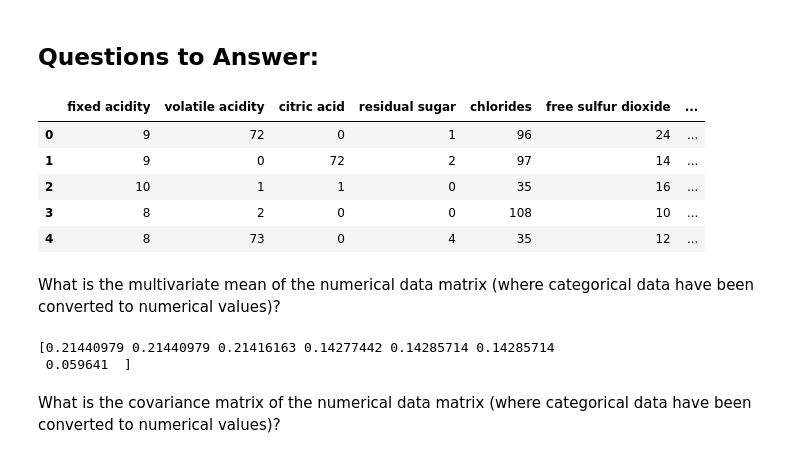
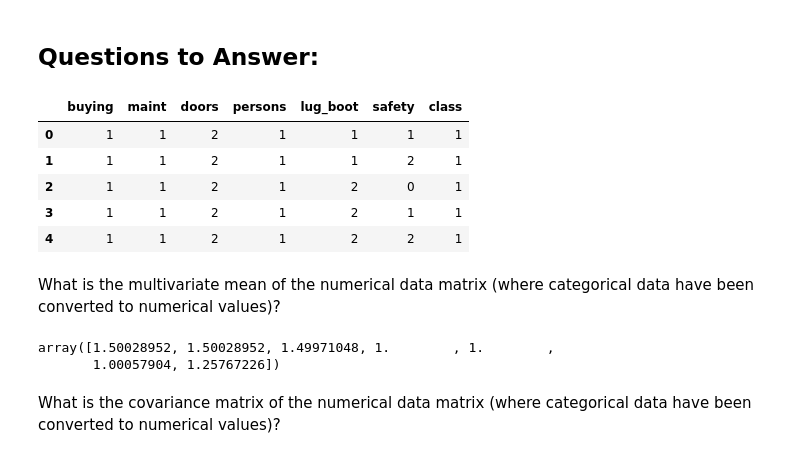
Before and after one commit to Koalafant/csci347_data_mining, a Jupyter notebook: proj_1/one.ipynb, the cells around one changed output. Cells and saved outputs as stored; diff of their text form; code cells hidden in the pictures.

```diff
--- a/proj_1/one.ipynb
+++ b/proj_1/one.ipynb
@@ -162,41 +161,35 @@ def label_encode(attr):
 ## Part 3
 # %% [markdown]
 ## Questions to Answer:
-# %%
-df_orig = pd.read_csv('wines_red.csv', sep=";")
-df_orig.columns = ['fixed acidity', 'volatile acidity', 'citric acid', 'residual sugar', 'chlorides', 'free sulfur dioxide', 'total sulfur dioxide','density', 'pH', 'sulphates', 'alcohol', 'quality']
-
-# label encode everything
-df_orig['fixed acidity'] = label_encode(df_orig['fixed acidity'])
-df_orig['volatile acidity'] = label_encode(df_orig['volatile acidity'])
-df_orig['citric acid'] = label_encode(df_orig['citric acid'])
-df_orig['residual sugar'] = label_encode(df_orig['residual sugar'])
-df_orig['chlorides'] = label_encode(df_orig['chlorides'])
-df_orig['free sulfur dioxide'] = label_encode(df_orig['free sulfur dioxide'])
-df_orig['total sulfur dioxide'] = label_encode(df_orig['total sulfur dioxide'])
-df_orig['density'] = label_encode(df_orig['density'])
-df_orig['pH'] = label_encode(df_orig['pH'])
-df_orig['sulphates'] = label_encode(df_orig['sulphates'])
-df_orig['alcohol'] = label_encode(df_orig['alcohol'])
-df_orig['quality'] = label_encode(df_orig['quality'])
-df_orig.head()
-# %% [output]
-|  | fixed acidity | volatile acidity | citric acid | residual sugar | chlorides | free sulfur dioxide | ... |
-| 0 | 9 | 72 | 0 | 1 | 96 | 24 | ... |
-| 1 | 9 | 0 | 72 | 2 | 97 | 14 | ... |
-| 2 | 10 | 1 | 1 | 0 | 35 | 16 | ... |
-| 3 | 8 | 2 | 0 | 0 | 108 | 10 | ... |
-| 4 | 8 | 73 | 0 | 4 | 35 | 12 | ... |
+# %%
+df_orig = pd.read_csv('car.data')
+df_orig.columns = ['buying', 'maint', 'doors', 'persons', 'lug_boot', 'safety', 'class']
+
+# label encode everything
+df_orig['buying'] = label_encode(df_orig['buying'])
+df_orig['maint'] = label_encode(df_orig['maint'])
+df_orig['doors'] = label_encode(df_orig['doors'])
+df_orig['persons'] = label_encode(df_orig['persons'])
+df_orig['lug_boot'] = label_encode(df_orig['lug_boot'])
+df_orig['safety'] = label_encode(df_orig['safety'])
+df_orig['class'] = label_encode(df_orig['class'])
+df_orig.head()
+# %% [output]
+|  | buying | maint | doors | persons | lug_boot | safety | class |
+| 0 | 1 | 1 | 2 | 1 | 1 | 1 | 1 |
+| 1 | 1 | 1 | 2 | 1 | 1 | 2 | 1 |
+| 2 | 1 | 1 | 2 | 1 | 2 | 0 | 1 |
+| 3 | 1 | 1 | 2 | 1 | 2 | 1 | 1 |
+| 4 | 1 | 1 | 2 | 1 | 2 | 2 | 1 |
 # %% [markdown]
 What is the multivariate mean of the numerical data matrix (where categorical data
 have been converted to numerical values)?
 # %%
 df_copy = df_orig.copy()
-mean = get_vector_mean(df_copy.to_numpy())
-print(mean)
+get_vector_mean(df_copy.to_numpy())
 # %% [output]
-[0.21440979 0.21440979 0.21416163 0.14277442 0.14285714 0.14285714
- 0.059641  ]
+array([1.50028952, 1.50028952, 1.49971048, 1.        , 1.        ,
+       1.00057904, 1.25767226])
 # %% [markdown]
 What is the covariance matrix of the numerical data matrix (where categorical data
 have been converted to numerical values)?
```
Also changed, not shown: parts of 17 cells of this notebook.
